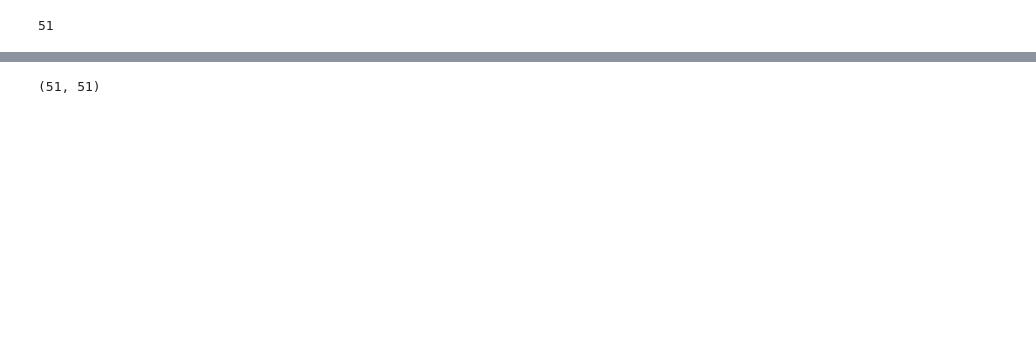
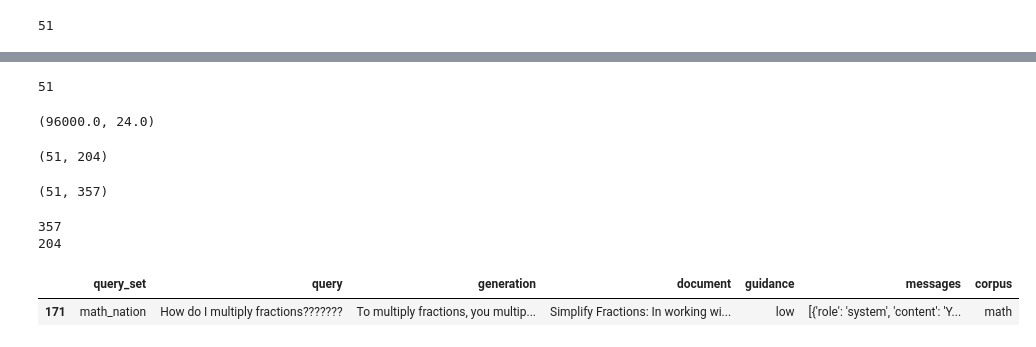
Before and after one commit to DigitalHarborFoundation/rag-for-math-qa, a Jupyter notebook: notebooks/SurveyDataAnalysis.ipynb, the cells around one changed output, grey strips where cells are left out. Saved outputs shown, nothing was run; the diff lists cells and outputs as text; code cells hidden in the pictures; blank space fills up the shorter version.

```diff
--- a/notebooks/SurveyDataAnalysis.ipynb
+++ b/notebooks/SurveyDataAnalysis.ipynb
@@ -575,0 +576,5 @@ len(corpus.generations)
+# %%
+# conditionally remove
+corpus.filter_generations(should_remove_func=lambda generation: generation["guidance"] == "extract_relevant")
+# %% [output]
+51
@@ -576,9 +583,40 @@ len(corpus.generations)
+# %%
+# limiting factor is tokens per minute
+# https://platform.openai.com/docs/guides/rate-limits/overview
+max_tokens_per_minute = 90000
+
+request_tokens = 4000
+n_processes = 8
+sleep_time = 16
+request_time = 4 + sleep_time
+process_tokens_per_minute = (request_tokens / request_time) * 60
+tokens_per_minute = process_tokens_per_minute * n_processes
+tokens_per_minute, tokens_per_minute / request_tokens  # approximate requests per minute
+# %% [output]
+(96000.0, 24.0)
+# %%
+len(corpus.batch_filter_not_already_generated(metadata_list)), len(metadata_list)
+# %% [output]
+(51, 204)
 # %%
 n_generated = corpus.batch_generate(
     metadata_list,
-    n_processes=16,
-    sleep=0.3,
+    n_processes=8,
+    sleep=16.0,
+    should_log_successful=True,
+    request_timeout=40,
 )
 n_generated, len(corpus.generations)
 # %% [output]
-(51, 51)
+(51, 357)
+# %%
+math_df = pd.DataFrame(corpus.generations)
+print(len(math_df))
+math_df = math_df.drop_duplicates(subset=["query_set", "query", "guidance", "corpus"], keep="last")
+print(len(math_df))
+math_df.sample(n=1)
+# %% [output]
+357
+204
+|  | query_set | query | generation | document | guidance | messages | corpus |
+| 171 | math_nation | How do I multiply fractions??????? | To multiply fractions, you multip... | Simplify Fractions: In working wi... | low | [{'role': 'system', 'content': 'Y... | math |
```
Also changed, not shown: parts of 8 cells of this notebook, 5 other files.
